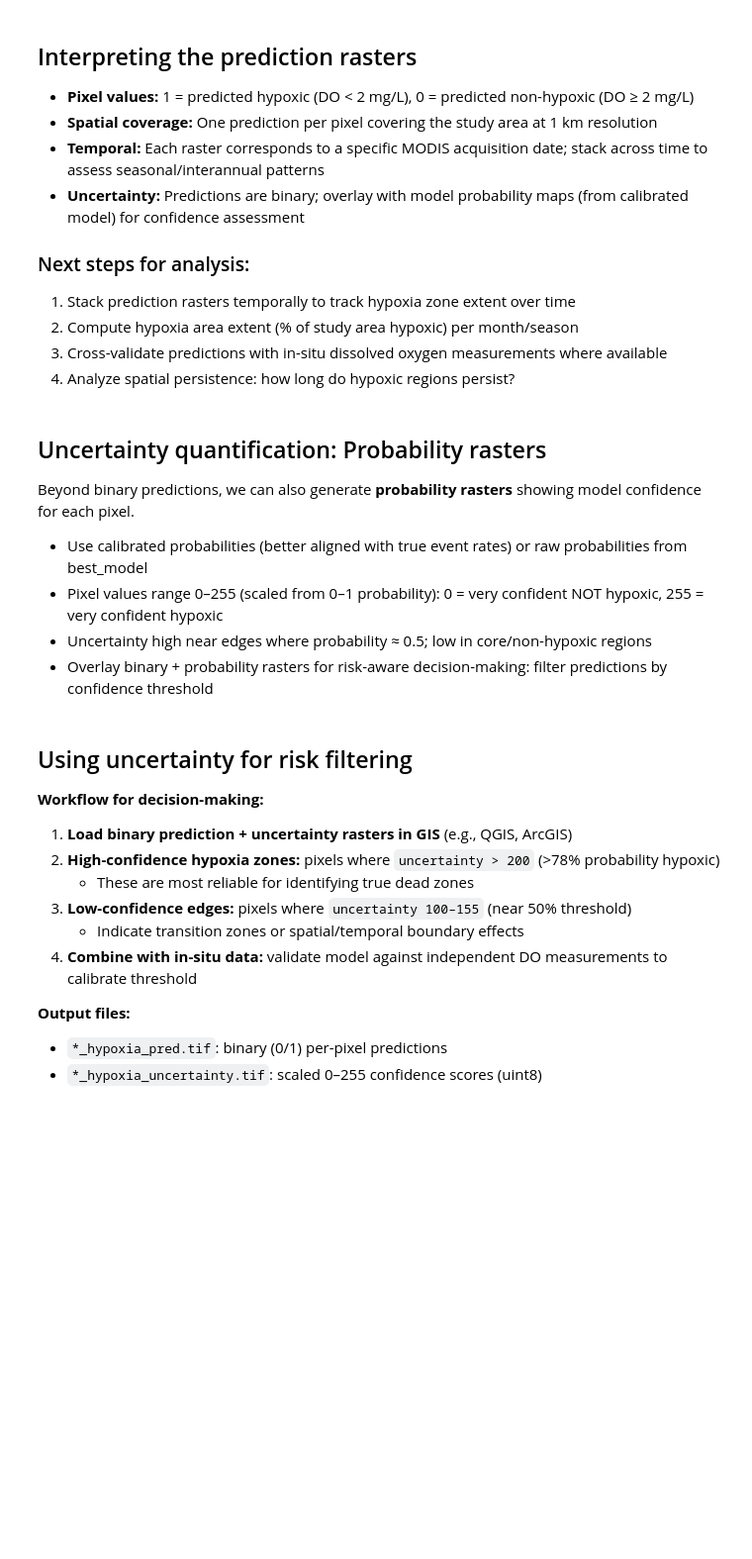
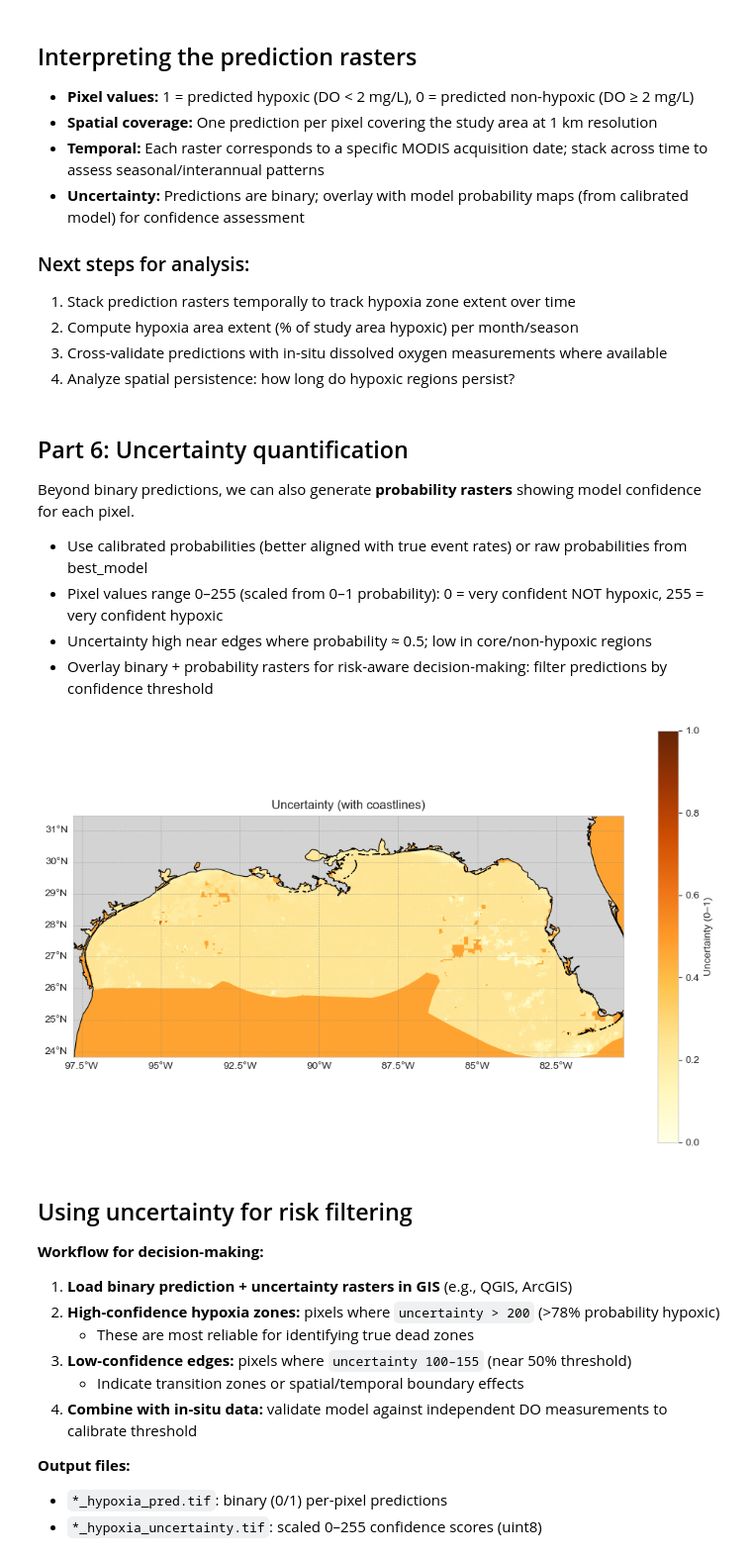
Before and after one commit to hafez-ahmad/Predicting-Hypoxia-and-Intensity-from-Field-and-Remote-Sensing-Data, a Jupyter notebook: Hypoxia Prediction.ipynb, the cells around one changed output. Shown at 99% size. Cells and saved outputs as stored; diff of their text form; code cells hidden in the pictures; blank space fills up the shorter version.

```diff
--- a/Hypoxia Prediction.ipynb
+++ b/Hypoxia Prediction.ipynb
@@ -1257,7 +1955,7 @@ print(f'\n✓ Raster prediction complete! All outputs saved to: {output_path}')
 3. Cross-validate predictions with in-situ dissolved oxygen measurements where available
 4. Analyze spatial persistence: how long do hypoxic regions persist?
 # %% [markdown]
-## Uncertainty quantification: Probability rasters
+## Part 6: Uncertainty quantification
 
 Beyond binary predictions, we can also generate **probability rasters** showing model confidence for each pixel.
 - Use calibrated probabilities (better aligned with true event rates) or raw probabilities from best_model
@@ -1270,7 +1968,7 @@ Beyond binary predictions, we can also generate **probability rasters** showing
 rasters = glob.glob(r'C:\Users\hafez\MSU\Research\msGOM\mssound\bloom\data\modis out\*.tif')
 
 # Output directories
-output_path_binary = r"C:\Users\hafez\MSU\Research\msGOM\mssound\bloom\data\Predicted rast"
+output_path_binary = r"C:\Users\hafez\MSU\Research\msGOM\mssound\bloom\data\probability"
 output_path_uncertainty = os.path.join(output_path_binary, "uncertainty")
 os.makedirs(output_path_binary, exist_ok=True)
 os.makedirs(output_path_uncertainty, exist_ok=True)
@@ -1383,6 +2081,51 @@ for raster in rasters:
 print(f'\n✓ Uncertainty quantification complete!')
 print(f'  Binary predictions saved to: {output_path_binary}')
 print(f'  Uncertainty rasters saved to: {output_path_uncertainty}')
+# %%
+# Visualize a single uncertainty raster (uint8 0–255 → probability 0–1)
+import os
+import numpy as np
+import matplotlib.pyplot as plt
+import rasterio
+from rasterio.plot import plotting_extent
+
+uncertainty_path = r"C:\Users\hafez\MSU\Research\msGOM\mssound\bloom\data\probability\uncertainty\OCEANDATA_MODIS-Aqua_L3SMI2002-07-01_hypoxia_uncertainty.tif"
+
+with rasterio.open(uncertainty_path) as src:
+    data_u8 = src.read(1)  # uint8 values 0–255
+    extent = plotting_extent(src)
+    res = src.res
+    crs = src.crs
+    bounds = src.bounds
+
+# Convert to probability scale (0–1)
+data_prob = data_u8.astype(np.float32) / 255.0
+uncertainty = 1.0 - np.minimum(np.abs(data_prob - 0.5) * 2.0, 1.0)
+# Plot probability map and histogram
+
+try:
+    import cartopy.crs as ccrs
+    import cartopy.feature as cfeature
+    HAS_CARTOPY = True
+except Exception:
+    HAS_CARTOPY = False
+
+
+# Optional cartopy overlay (coastline)
+if HAS_CARTOPY:
+    fig, ax = plt.subplots(1, 1, figsize=(10, 6), subplot_kw={'projection': ccrs.PlateCarree()})
+    im = ax.imshow(uncertainty, extent=extent, cmap='YlOrBr', vmin=0, vmax=1, transform=ccrs.PlateCarree())
+    ax.add_feature(cfeature.LAND, facecolor='lightgrey', zorder=0)
+    ax.add_feature(cfeature.COASTLINE, linewidth=0.8, edgecolor='black', zorder=2)
+    gl = ax.gridlines(draw_labels=True, linewidth=0.5, color='gray', alpha=0.5, linestyle='--')
+    gl.top_labels = False
+    gl.right_labels = False
+    plt.colorbar(im, ax=ax, orientation='vertical', label='Uncertainty (0–1)')
+    ax.set_title('Uncertainty (with coastlines)', fontsize=12)
+    plt.tight_layout()
+    plt.show()
+# %% [output]
+[figure, added]
 # %% [markdown]
 ## Using uncertainty for risk filtering
 
```
Also changed, not shown: parts of 44 cells of this notebook, 1 other file.
